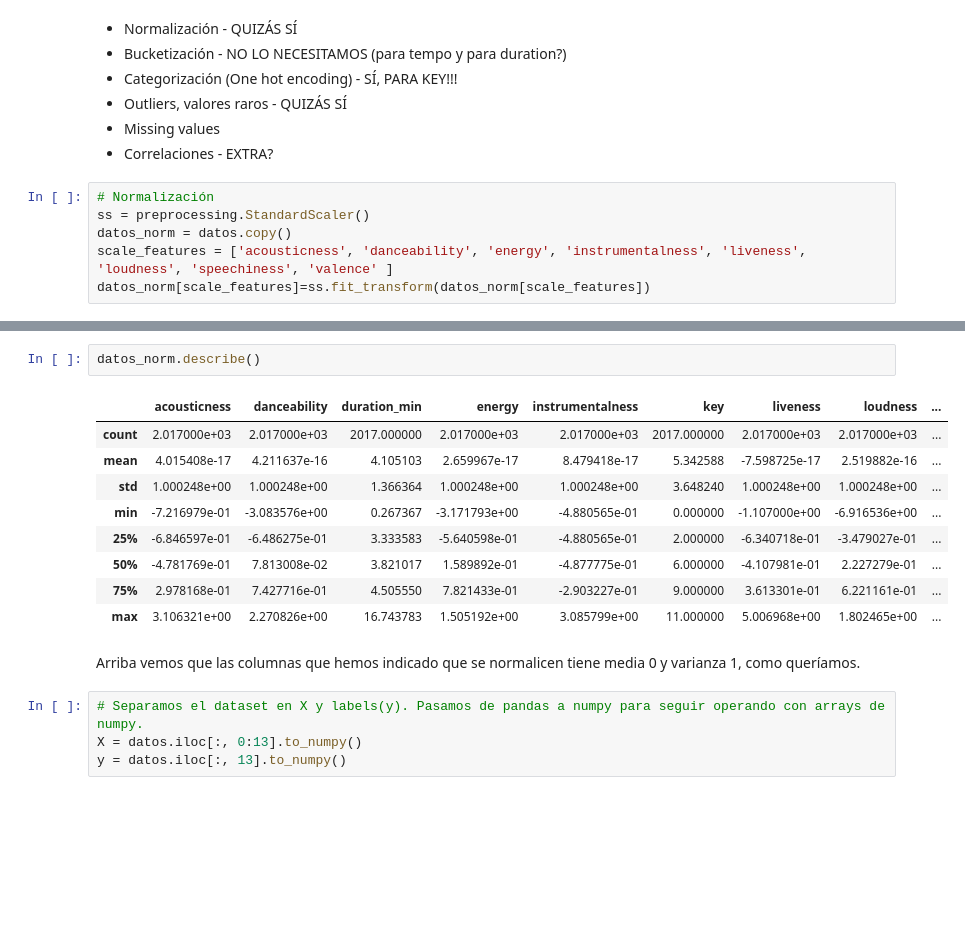
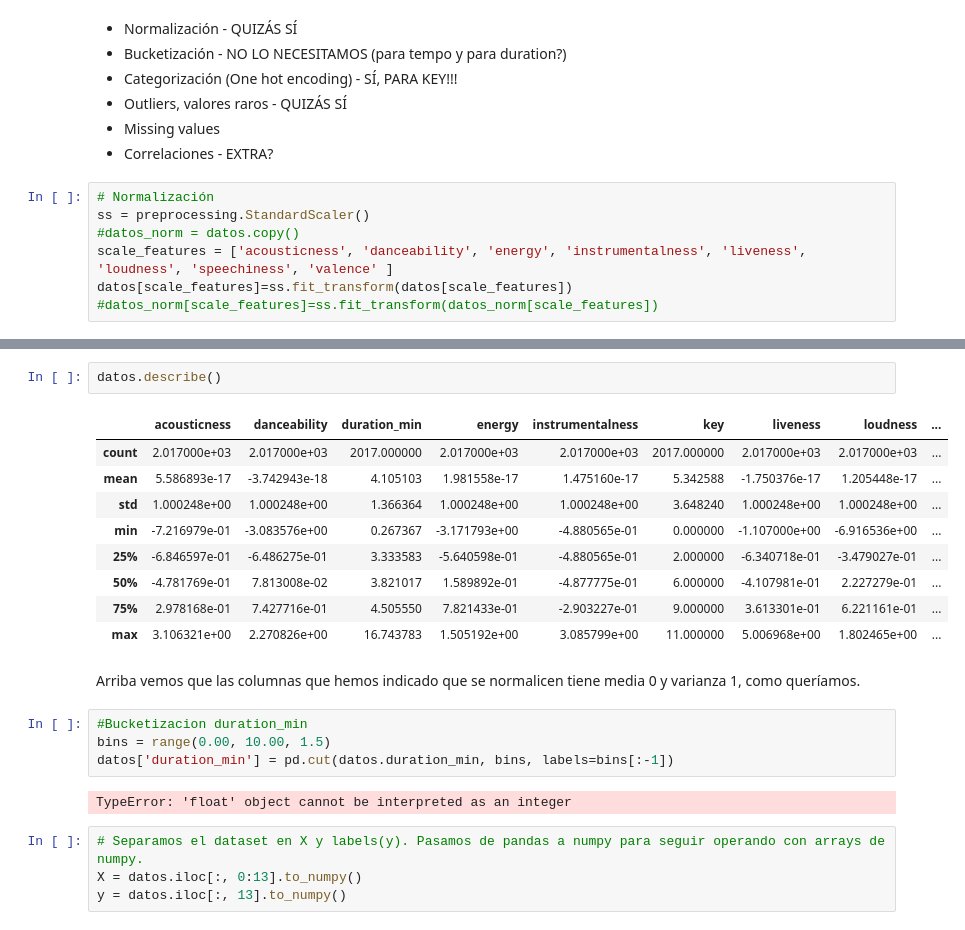
Before and after one commit to anamarsabi/Aprendizaje-Automatico-UCM, a Jupyter notebook: Proyecto/proyecto.ipynb, the cells around one changed output, grey strips where cells are left out. Drawn from its saved outputs; the diff is of its cells as text; blank space fills up the shorter version.

Commit message:
Bucketizacion

```diff
--- a/Proyecto/proyecto.ipynb
+++ b/Proyecto/proyecto.ipynb
@@ -100,7 +100,8 @@ sns.heatmap(tempdf, annot=True, vmin=-1, vmax=1)
 # %%
 # Normalización
 ss = preprocessing.StandardScaler()
-datos_norm = datos.copy()
+#datos_norm = datos.copy()
 scale_features = ['acousticness', 'danceability', 'energy', 'instrumentalness', 'liveness', 'loudness', 'speechiness', 'valence' ]
-datos_norm[scale_features]=ss.fit_transform(datos_norm[scale_features])
+datos[scale_features]=ss.fit_transform(datos[scale_features])
+#datos_norm[scale_features]=ss.fit_transform(datos_norm[scale_features])
 # %%
@@ -115,9 +116,9 @@ datos_norm.head()
 # %%
-datos_norm.describe()
+datos.describe()
 # %% [output]
 |  | acousticness | danceability | duration_min | energy | instrumentalness | key | liveness | loudness | ... |
 | count | 2.017000e+03 | 2.017000e+03 | 2017.000000 | 2.017000e+03 | 2.017000e+03 | 2017.000000 | 2.017000e+03 | 2.017000e+03 | ... |
-| mean | 4.015408e-17 | 4.211637e-16 | 4.105103 | 2.659967e-17 | 8.479418e-17 | 5.342588 | -7.598725e-17 | 2.519882e-16 | ... |
+| mean | 5.586893e-17 | -3.742943e-18 | 4.105103 | 1.981558e-17 | 1.475160e-17 | 5.342588 | -1.750376e-17 | 1.205448e-17 | ... |
 | std | 1.000248e+00 | 1.000248e+00 | 1.366364 | 1.000248e+00 | 1.000248e+00 | 3.648240 | 1.000248e+00 | 1.000248e+00 | ... |
 | min | -7.216979e-01 | -3.083576e+00 | 0.267367 | -3.171793e+00 | -4.880565e-01 | 0.000000 | -1.107000e+00 | -6.916536e+00 | ... |
 | 25% | -6.846597e-01 | -6.486275e-01 | 3.333583 | -5.640598e-01 | -4.880565e-01 | 2.000000 | -6.340718e-01 | -3.479027e-01 | ... |
@@ -126,6 +127,12 @@ datos_norm.describe()
 | max | 3.106321e+00 | 2.270826e+00 | 16.743783 | 1.505192e+00 | 3.085799e+00 | 11.000000 | 5.006968e+00 | 1.802465e+00 | ... |
 # %% [markdown]
 Arriba vemos que las columnas que hemos indicado que se normalicen tiene media 0 y varianza 1, como queríamos.
+# %%
+#Bucketizacion duration_min
+bins = range(0.00, 10.00, 1.5)
+datos['duration_min'] = pd.cut(datos.duration_min, bins, labels=bins[:-1])
+# %% [output]
+TypeError: 'float' object cannot be interpreted as an integer
 # %%
 # Separamos el dataset en X y labels(y). Pasamos de pandas a numpy para seguir operando con arrays de numpy.
 X = datos.iloc[:, 0:13].to_numpy()
```
Also changed, not shown: parts of 2 cells of this notebook.
